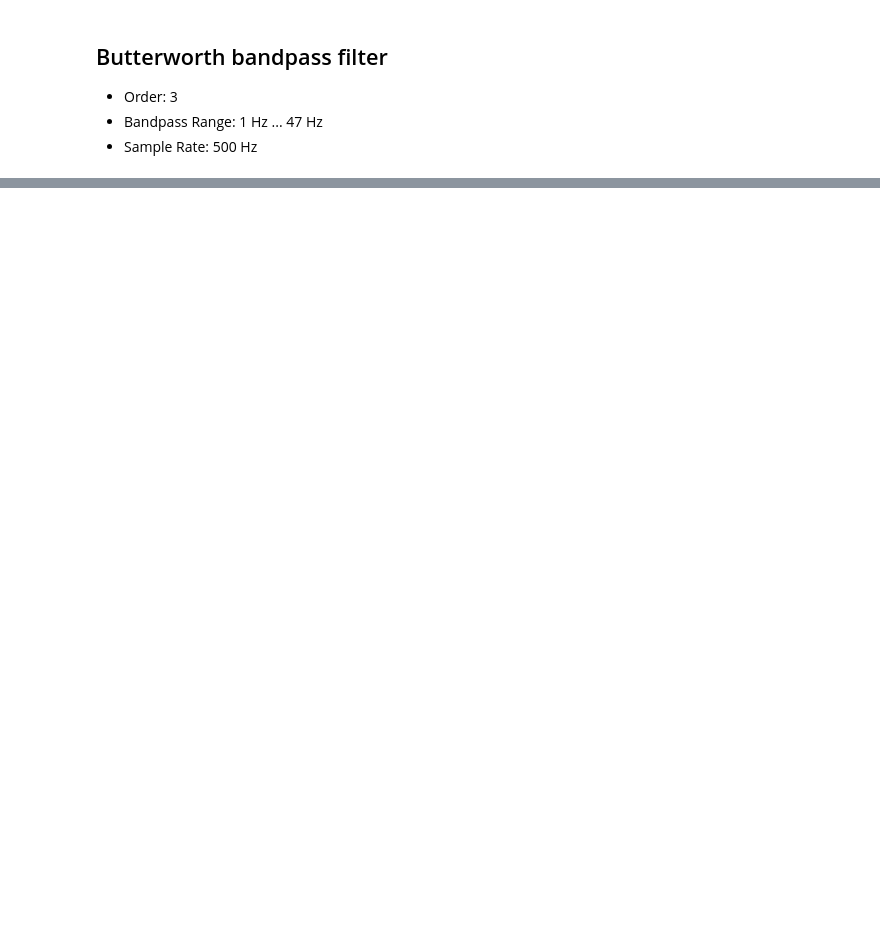
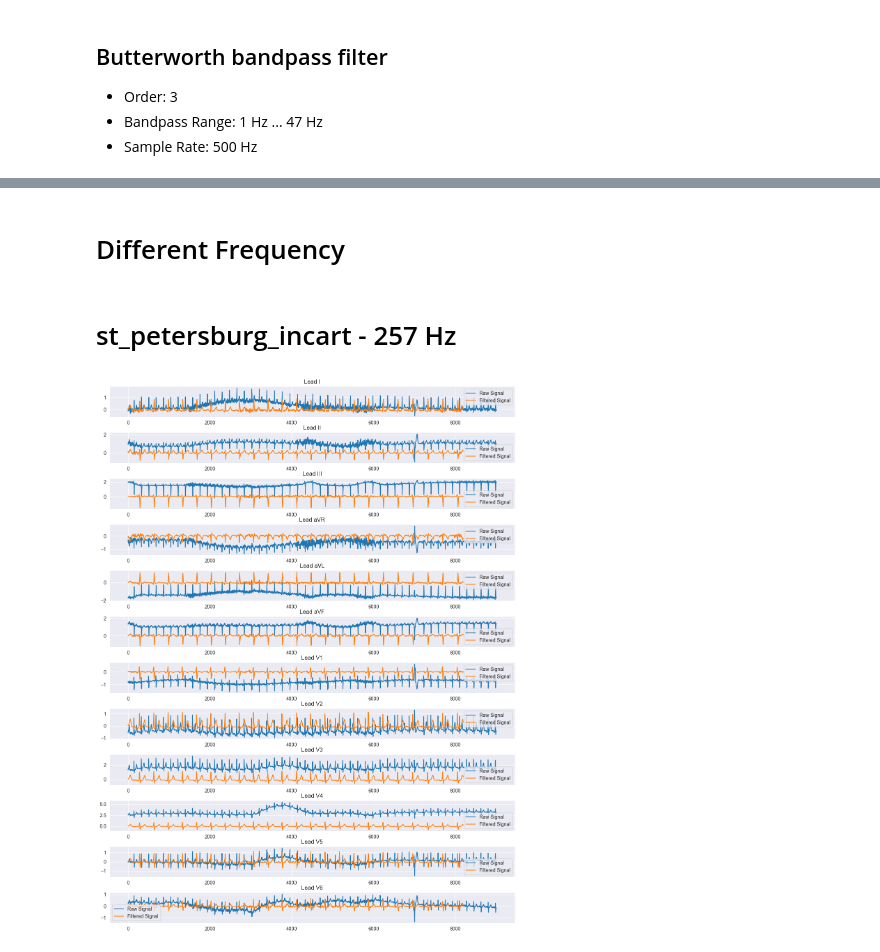
Before and after one commit to RinoG/ecg-to-text, a Jupyter notebook: notebooks/03_signal_preprocessing.ipynb, the cells around one changed output, grey strips where cells are left out. Saved outputs shown, nothing was run; the diff lists cells and outputs as text; code cells hidden in the pictures; blank space fills up the shorter version.

Commit message:
add leads to signal_preprocessing

```diff
--- a/notebooks/03_signal_preprocessing.ipynb
+++ b/notebooks/03_signal_preprocessing.ipynb
@@ -53,15 +54,53 @@ plt.plot(sig_pulse_zscore)
+# %% [markdown]
+# Different Frequency
+# %%
+def zero_padding(x):
+    y = np.zeros((12, 8192))
+    if x.shape[1]<8192:
+        y[:,-x.shape[1]:] = x
+    else:
+        y = x[:,:8192]
+    return y
 # %%
 # source: Classification of ECG Using Ensemble of Residual CNNs with Attention Mechanism
 def preprocessing(recording, fs):
     b,a = signal.butter(3, [1 / 250, 47 / 250], 'bandpass')
 
-    if fs > 500:
+    if fs==1000:
         recording = signal.resample_poly(recording, up=1, down=2, axis=-1) # to 500Hz
-    elif fs < 500:
+        fs = 500
+    elif fs==500:
+        pass
+    else:
         recording = signal.resample(recording, int(recording.shape[1] * 500 / fs), axis=1)
 
     recording = signal.filtfilt(b, a, recording)
-    recording = zscore(recording, axis=-1)
+    # recording = zscore(recording, axis=-1)
     recording = np.nan_to_num(recording)
-    recording = zeropad(recording)
+    recording = zero_padding(recording)
     return recording
+# %%
+def plot_signal(record):
+    signal = record.p_signal[:9000, :]
+    signal = np.transpose(signal)
+    fs = record.fs
+
+    filtered_signal = preprocessing(signal, fs=fs)
+    sig_name = record.sig_name
+
+    fig, axes = plt.subplots(nrows=12, ncols=1, figsize=(15, 20))
+    fig.subplots_adjust(hspace=0.5, wspace=0.3)
+
+    for i in range(12):
+        ax = axes[i]
+        ax.plot(signal[i], label='Raw Signal')
+        ax.plot(filtered_signal[i], label='Filtered Signal')
+        ax.set_title(f'Lead {sig_name[i]}')
+        ax.legend()
+# %% [markdown]
+# st_petersburg_incart - 257 Hz
+# %%
+record_257Hz = wfdb.rdrecord('cinc-2021_data/training/st_petersburg_incart/g1/I0068')
+plot_signal(record_257Hz)
+# %% [output]
+[figure, added]
```
Also changed, not shown: parts of 8 cells of this notebook, 4 other files.
